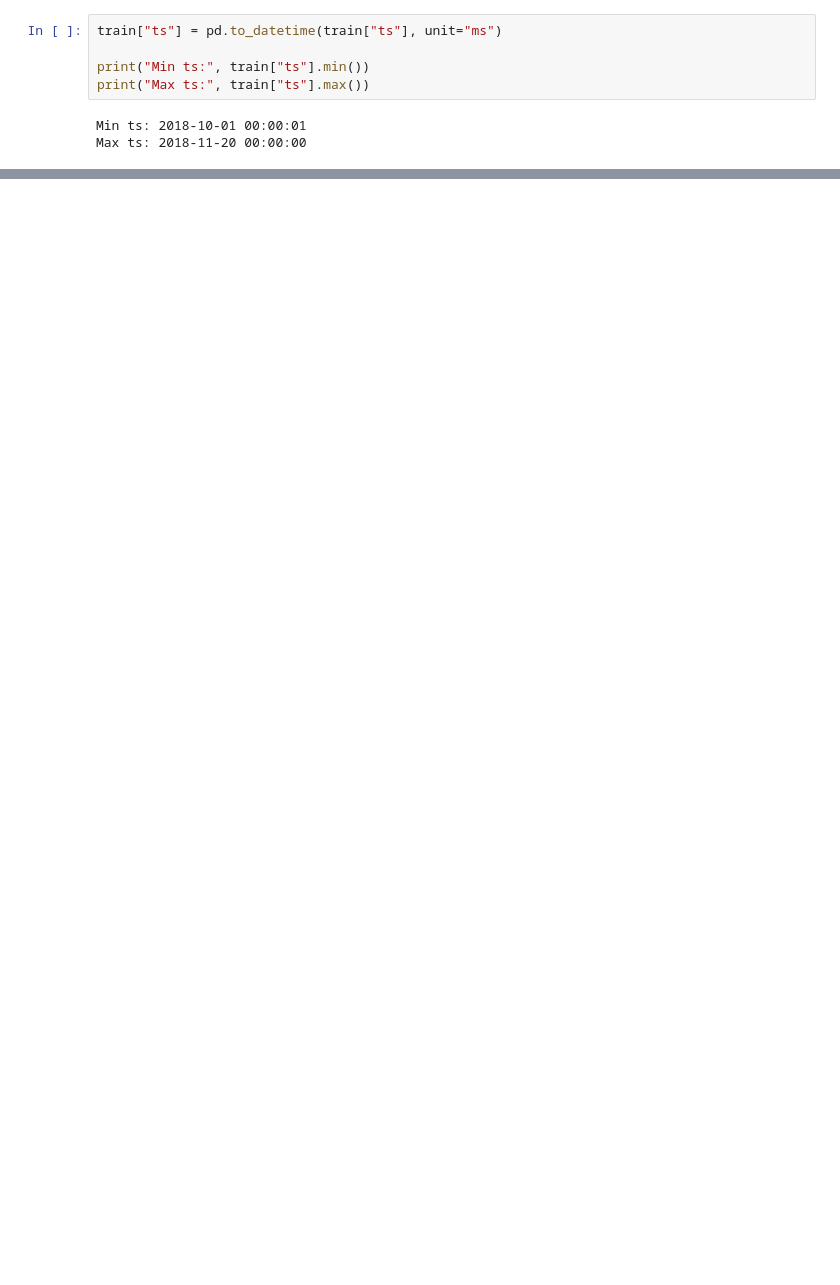
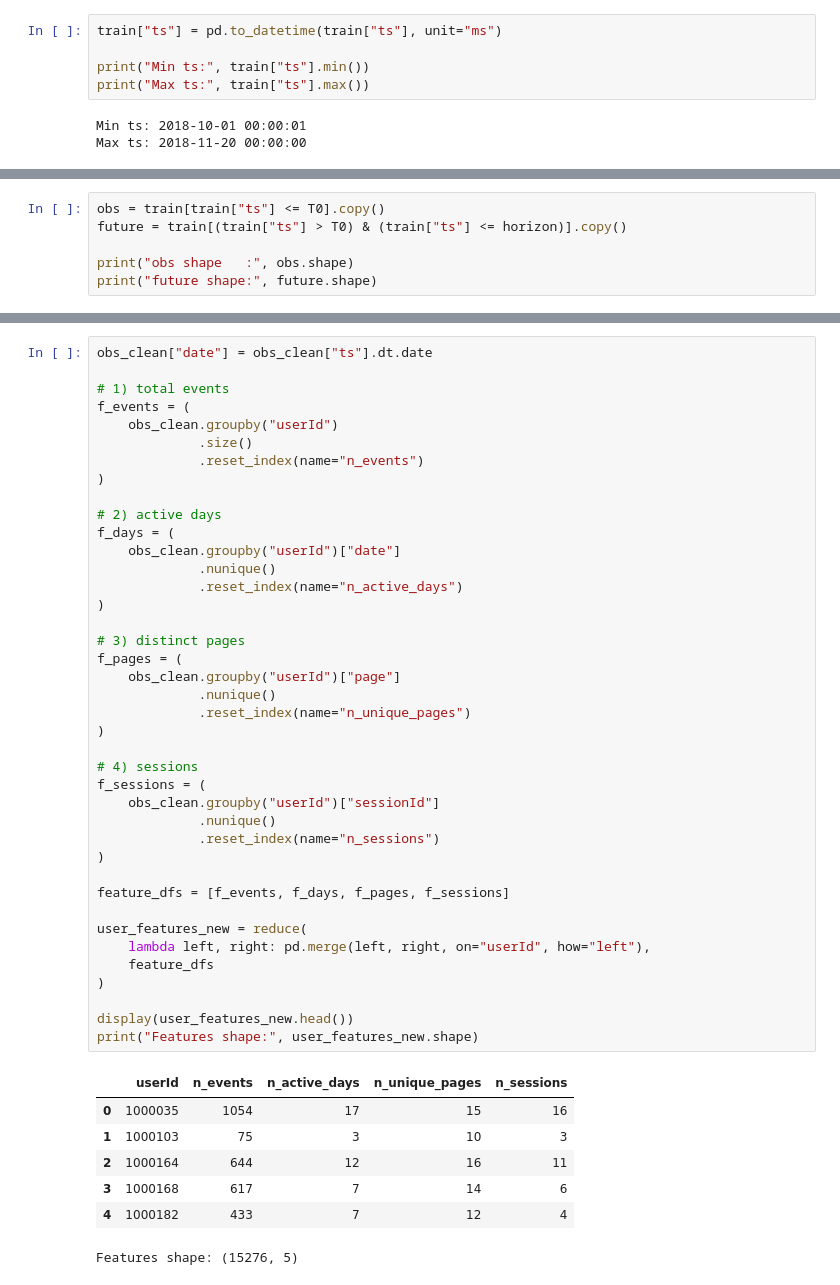
Before and after one commit to blanchemahe/alex-blanche-dsb, a Jupyter notebook: 01_feature_engineering_time_based.ipynb, the cells around one changed output, grey strips where cells are left out. Drawn from its saved outputs; the diff is of its cells as text; blank space fills up the shorter version.

```diff
--- a/01_feature_engineering_time_based.ipynb
+++ b/01_feature_engineering_time_based.ipynb
@@ -25,0 +48,6 @@ Max ts: 2018-11-20 00:00:00
+# %%
+obs = train[train["ts"] <= T0].copy()
+future = train[(train["ts"] > T0) & (train["ts"] <= horizon)].copy()
+
+print("obs shape   :", obs.shape)
+print("future shape:", future.shape)
@@ -25,0 +125,48 @@ Max ts: 2018-11-20 00:00:00
+# %%
+obs_clean["date"] = obs_clean["ts"].dt.date
+
+# 1) total events
+f_events = (
+    obs_clean.groupby("userId")
+             .size()
+             .reset_index(name="n_events")
+)
+
+# 2) active days
+f_days = (
+    obs_clean.groupby("userId")["date"]
+             .nunique()
+             .reset_index(name="n_active_days")
+)
+
+# 3) distinct pages
+f_pages = (
+    obs_clean.groupby("userId")["page"]
+             .nunique()
+             .reset_index(name="n_unique_pages")
+)
+
+# 4) sessions
+f_sessions = (
+    obs_clean.groupby("userId")["sessionId"]
+             .nunique()
+             .reset_index(name="n_sessions")
+)
+
+feature_dfs = [f_events, f_days, f_pages, f_sessions]
+
+user_features_new = reduce(
+    lambda left, right: pd.merge(left, right, on="userId", how="left"),
+    feature_dfs
+)
+
+display(user_features_new.head())
+print("Features shape:", user_features_new.shape)
+# %% [output]
+|  | userId | n_events | n_active_days | n_unique_pages | n_sessions |
+| 0 | 1000035 | 1054 | 17 | 15 | 16 |
+| 1 | 1000103 | 75 | 3 | 10 | 3 |
+| 2 | 1000164 | 644 | 12 | 16 | 11 |
+| 3 | 1000168 | 617 | 7 | 14 | 6 |
+| 4 | 1000182 | 433 | 7 | 12 | 4 |
+Features shape: (15276, 5)
```
Also changed, not shown: parts of 10 cells of this notebook, 8 other files.
